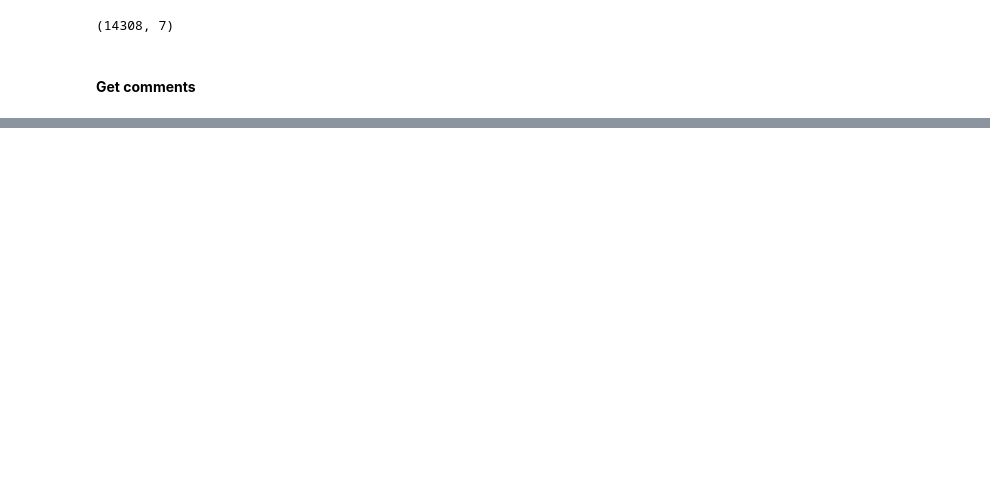
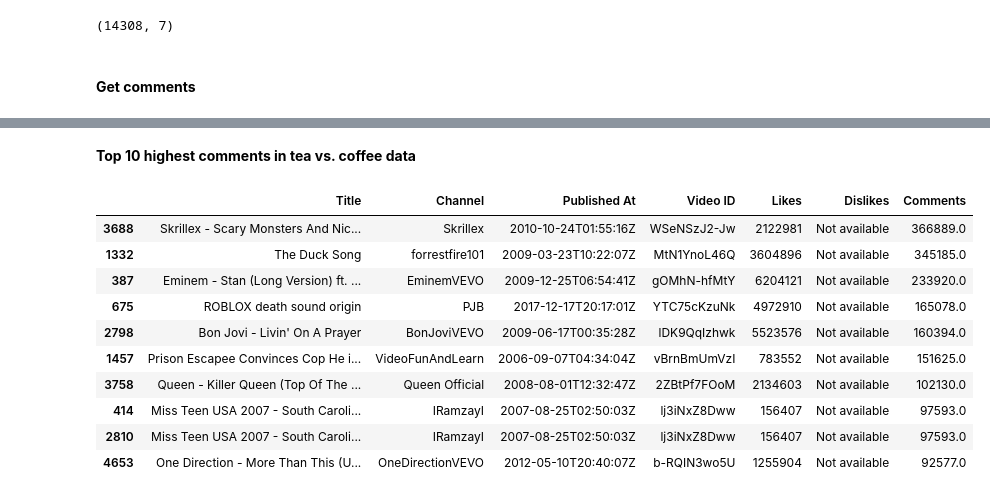
Before and after one commit to Milindi-Kodikara/MugLife, a Jupyter notebook: data_collection_yt.ipynb, the cells around one changed output, grey strips where cells are left out. Drawn from its saved outputs; the diff is of its cells as text; code cells hidden in the pictures; blank space fills up the shorter version.

```diff
--- a/data_collection_yt.ipynb
+++ b/data_collection_yt.ipynb
@@ -415,0 +420,17 @@ def fetch_comments_batch(api_key, df, batch_size=10):
+# %% [markdown]
+**Top 10 highest comments in tea vs. coffee data**
+# %%
+df_tea_vs_coffee_comments = top_ten_commented_videos(df_coffee)
+df_tea_vs_coffee_comments.head(10)
+# %% [output]
+|  | Title | Channel | Published At | Video ID | Likes | Dislikes | Comments |
+| 3688 | Skrillex - Scary Monsters And Nic... | Skrillex | 2010-10-24T01:55:16Z | WSeNSzJ2-Jw | 2122981 | Not available | 366889.0 |
+| 1332 | The Duck Song | forrestfire101 | 2009-03-23T10:22:07Z | MtN1YnoL46Q | 3604896 | Not available | 345185.0 |
+| 387 | Eminem - Stan (Long Version) ft. ... | EminemVEVO | 2009-12-25T06:54:41Z | gOMhN-hfMtY | 6204121 | Not available | 233920.0 |
+| 675 | ROBLOX death sound origin | PJB | 2017-12-17T20:17:01Z | YTC75cKzuNk | 4972910 | Not available | 165078.0 |
+| 2798 | Bon Jovi - Livin' On A Prayer | BonJoviVEVO | 2009-06-17T00:35:28Z | lDK9QqIzhwk | 5523576 | Not available | 160394.0 |
+| 1457 | Prison Escapee Convinces Cop He i... | VideoFunAndLearn | 2006-09-07T04:34:04Z | vBrnBmUmVzI | 783552 | Not available | 151625.0 |
+| 3758 | Queen - Killer Queen (Top Of The ... | Queen Official | 2008-08-01T12:32:47Z | 2ZBtPf7FOoM | 2134603 | Not available | 102130.0 |
+| 414 | Miss Teen USA 2007 - South Caroli... | IRamzayI | 2007-08-25T02:50:03Z | lj3iNxZ8Dww | 156407 | Not available | 97593.0 |
+| 2810 | Miss Teen USA 2007 - South Caroli... | IRamzayI | 2007-08-25T02:50:03Z | lj3iNxZ8Dww | 156407 | Not available | 97593.0 |
+| 4653 | One Direction - More Than This (U... | OneDirectionVEVO | 2012-05-10T20:40:07Z | b-RQIN3wo5U | 1255904 | Not available | 92577.0 |
```
Also changed, not shown: parts of 10 cells of this notebook, 1 other file.
